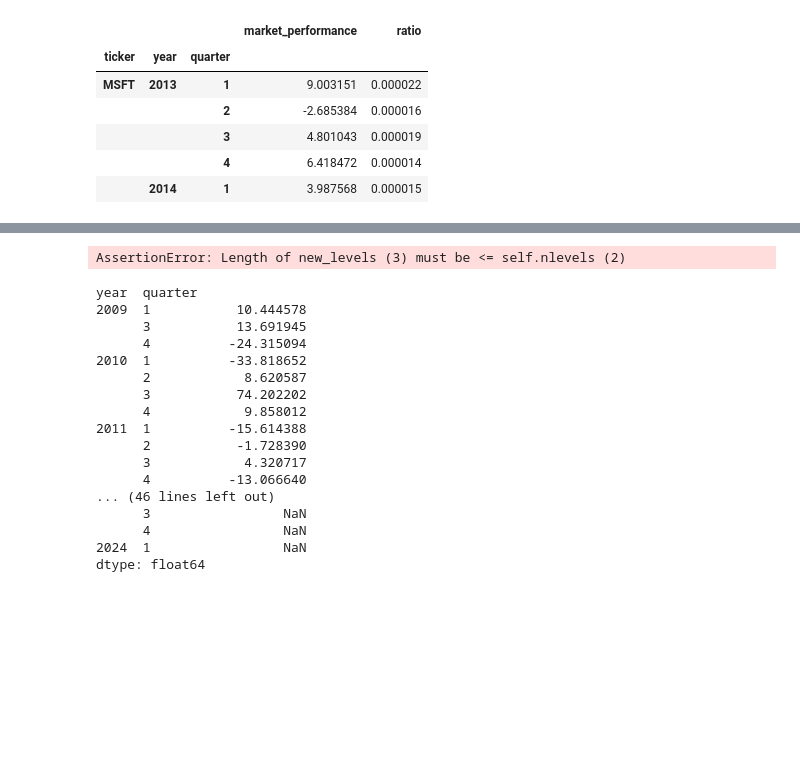
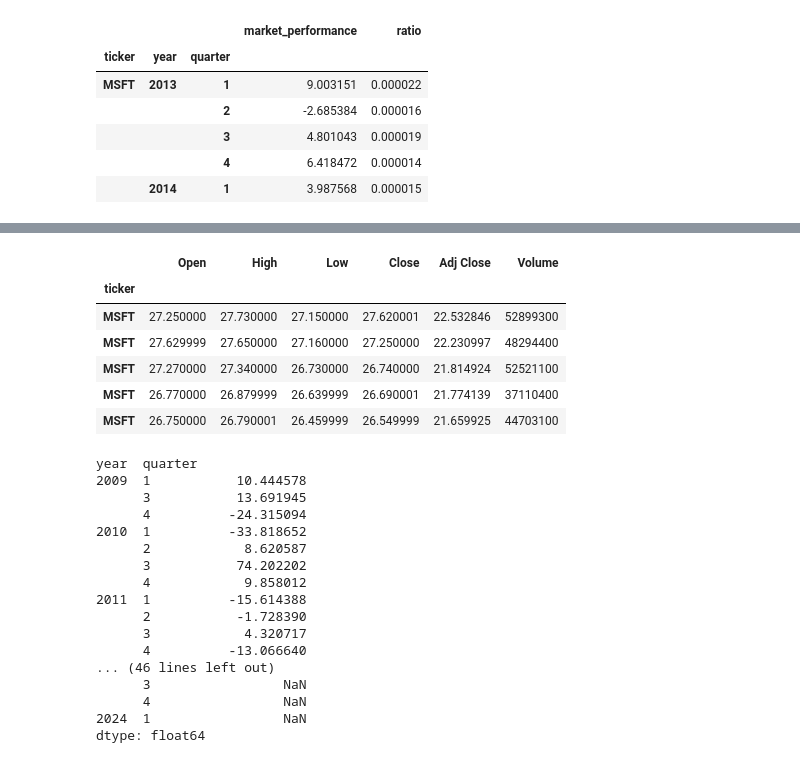
Before and after one commit to edwarddramirez/lobbying-market, a Jupyter notebook: data_processing/yfinance_stocks_scrape/single_ticker_correlation_lda.ipynb, the cells around one changed output, grey strips where cells are left out. Saved outputs shown, nothing was run; the diff lists cells and outputs as text; code cells hidden in the pictures; blank space fills up the shorter version.

```diff
--- a/data_processing/yfinance_stocks_scrape/single_ticker_correlation_lda.ipynb
+++ b/data_processing/yfinance_stocks_scrape/single_ticker_correlation_lda.ipynb
@@ -360,3 +362,25 @@ for ticker in tqdm(tickers.values):
         failed_tickers.append(ticker)
     else:
         stock_data_dict[ticker]['ratio'] = compute_ratio(df1)
+# %%
+
+def compute_ratio_prop(df1, col_key):
+    return list(df1[col_key].values[1:] / df1['val'].values[:-1])+[np.nan]
+
+income_col=pd.DataFrame(index=df.index)
+income_col['income_ratio']= np.nan
+for ticker in tqdm(tickers.values):
+    df1 = df.loc[ticker,:,:]
+    income_col['income_ratio'].loc[ticker,:,:] = compute_ratio_prop(df1,'income')
+
+expenses_col=pd.DataFrame(index=df.index)
+expenses_col['expenses_ratio']= np.nan
+for ticker in tqdm(tickers.values):
+    df1 = df.loc[ticker,:,:]
+    expenses_col['expenses_ratio'].loc[ticker,:,:] = compute_ratio_prop(df1,'expenses')
+
+total_col=pd.DataFrame(index=df.index)
+total_col['total_ratio']= np.nan
+for ticker in tqdm(tickers.values):
+    df1 = df.loc[ticker,:,:]
+    total_col['total_ratio'].loc[ticker,:,:] = compute_ratio_prop(df1,'total')
@@ -420,8 +496,19 @@ df_with_mp.head()
 |  | 2014 | 1 | 22.0 | 0.0 | 937000.0 | 2080000.0 | 3017000.0 | 2014-03-31 | 1.561190e+11 | Q1 | Technology | ... |
 # %%
 df_with_mp.to_pickle('data_processing/yfinance_stocks_scrape/data_with_mp.pkl')
-# %%
-testdf=df.loc['MSFT',:,:]
-testdf.loc[['MSFT',:,:],]
-# %% [output]
-AssertionError: Length of new_levels (3) must be <= self.nlevels (2)
+# %%
+all_market_data=pd.DataFrame()
+for key in tickers:
+    auxdf= stock_data_dict[key]['market_data']
+    auxdf['ticker']=key
+    auxdf.set_index(['ticker'], inplace=True)
+    all_market_data=pd.concat([all_market_data,auxdf])
+all_market_data.head()
+# %% [output]
+|  | Open | High | Low | Close | Adj Close | Volume |
+| ticker |  |  |  |  |  |  |
+| MSFT | 27.250000 | 27.730000 | 27.150000 | 27.620001 | 22.532846 | 52899300 |
+| MSFT | 27.629999 | 27.650000 | 27.160000 | 27.250000 | 22.230997 | 48294400 |
+| MSFT | 27.270000 | 27.340000 | 26.730000 | 26.740000 | 21.814924 | 52521100 |
+| MSFT | 26.770000 | 26.879999 | 26.639999 | 26.690001 | 21.774139 | 37110400 |
+| MSFT | 26.750000 | 26.790001 | 26.459999 | 26.549999 | 21.659925 | 44703100 |
```
Also changed, not shown: parts of 10 cells of this notebook, 1 other file.
